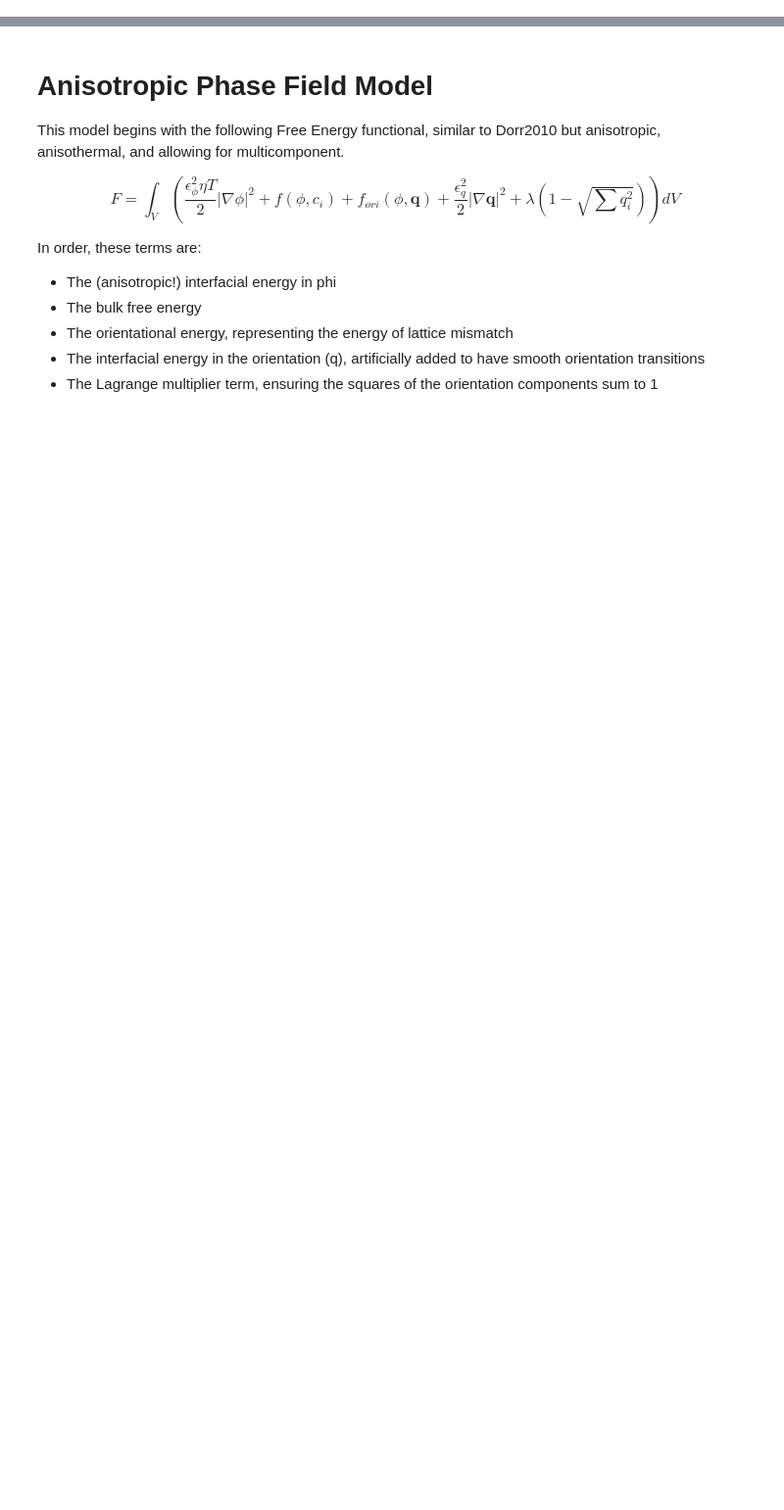
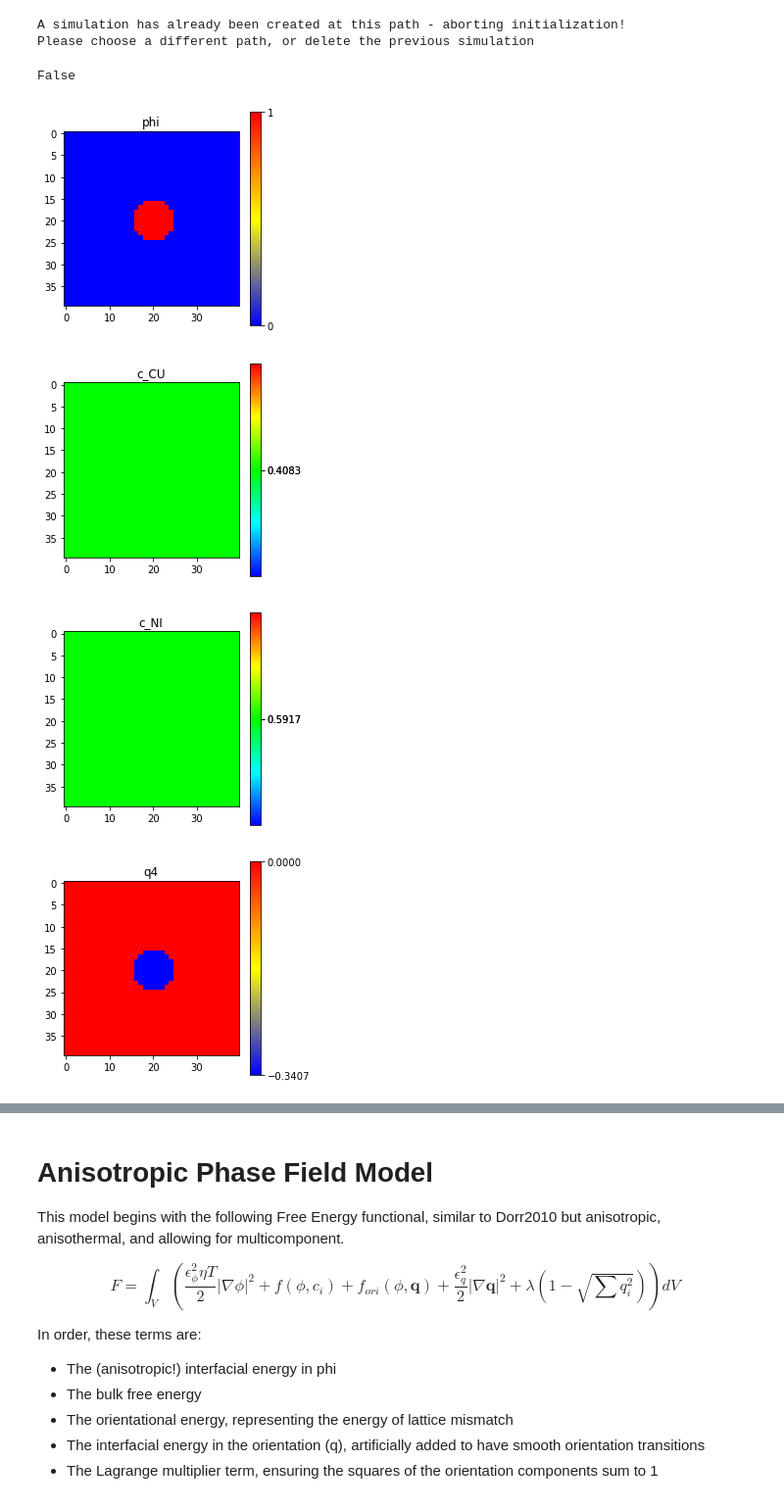
Before and after one commit to AdditiveModeling/SolidificationMicrostructure, a Jupyter notebook: phasefield/phasefield.ipynb, the cells around one changed output, grey strips where cells are left out. Shown: that part at 98% size. Saved outputs shown, nothing was run; the diff lists cells and outputs as text; code cells hidden in the pictures; blank space fills up the shorter version.

Commit message:
Added N-component model, and essential parameters are now embedded within the TDB files themselves

```diff
--- a/phasefield/phasefield.ipynb
+++ b/phasefield/phasefield.ipynb
@@ -19,7 +19,7 @@ np.set_printoptions(threshold=np.inf)
 # %%
 #initialize the simulation, includes where to save files, the initial step number of zero, and how many steps to simulate per run
 
-path = 'data/dendrite_3c/'
+path = 'data/dendrite_2c_2/'
 pathToTDB_2c = '/TDB/Ni-Cu_Ideal.tdb'
 pathToTDB_3c = '/TDB/Ni-Cu-Al_Ideal.tdb'
 step = 0
@@ -27,17 +27,26 @@ steps = 500
 nbc = [False, False]
 #init.initializePlaneFront(50, 50, path, pathToTDB) #parameters: x-size, y-size, path to save files. Plane-front always uses [True, False] for nbc
 #init.initializeSeeds(200, 200, nbc[0], nbc[1], 20, path, pathToTDB) #params: x-size, y-size, Neumann Boundary Conditions (X, Y), number of seeds, path to save files
-init.initializeSeed(200, 200, nbc[0], nbc[1], path, pathToTDB_3c) #params: x-size, y-size, Neumann Boundary Conditions (X, Y), path to save files
+init.initializeSeed(40, 40, nbc[0], nbc[1], path, pathToTDB_2c) #params: x-size, y-size, Neumann Boundary Conditions (X, Y), path to save files
 #init.initialize1D(80, 20, True, 2, 0.40831, 0.40831, path, pathToTDB_2c)
 #init.initialize1D(80, 20, True, 3, [0.59169, 0.40831], [0.59169, 0.40831], path, pathToTDB_3c)
+# %% [output]
+A simulation has already been created at this path - aborting initialization!
+Please choose a different path, or delete the previous simulation
+False
 # %%
 #use this block if 2-component
 #step, phi, c, q1, q4 = utils.loadArrays(path, step)
 #utils.plotImages(phi, c, q4, nbc, path, step)
 
 #use this block if 3 component
-step, phi, c1, c2, q1, q4 = utils.loadArrays_3c(path, step)
-utils.plotImages_3c(phi, c1, c2, q4, nbc, path, step)
+step, phi, c, q1, q4 = utils.loadArrays_nc(path, step)
+utils.plotImages_nc(phi, c, q4, nbc, path, step)
+# %% [output]
+[figure, added]
+[figure, added]
+[figure, added]
+[figure, added]
 # %%
 """
 this runs the python engine for the data files selected, then plots the field data as images
```
Also changed, not shown: parts of 1 cell of this notebook, 6 other files.
